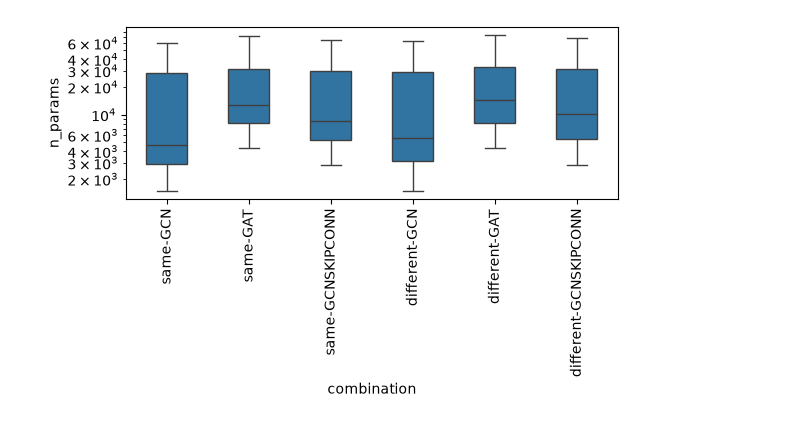
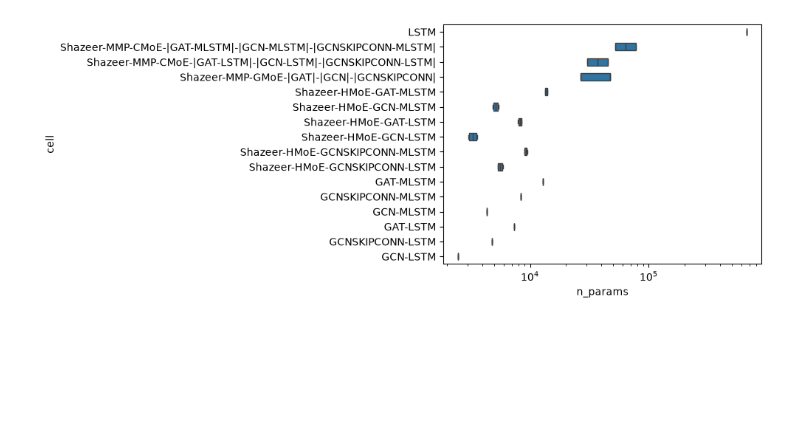
Before and after one commit to ashkihotah/spatio-temporal-forecasting, a Jupyter notebook: notebooks/hpo.ipynb, the cells around one changed output. Drawn from its saved outputs; the diff is of its cells as text; code cells hidden in the pictures; blank space fills up the shorter version.

Commit message:
fix for exps with non scaled datasets + fix 6E GMoE

```diff
--- a/notebooks/hpo.ipynb
+++ b/notebooks/hpo.ipynb
@@ -3,2 +5,3 @@ import pandas as pd
 # %%
-path = "./runs.csv"
+path = "./runs/runs+moes.csv"
+df = pd.read_csv(path)
@@ -68,21 +31,28 @@ Index(['run', 'experiment', 'date', 'duration', 'training_time_seconds',
 import re
 
 
-regex = r"(?P<data_distribution>HSAR-)?(NormFF-)?((?P<attention_type>(?P<proj_type>HN|Shared)-(?P<att_state>only-1st|only-2nd|only-3rd|all)-(?P<att_fold>BN)SATT-(?P<pe>RoPE|NoPE))-)?(?P<cell_type>(?P<has_memory>M)?(?P<gnn_type>(GAT|GCN|GCNSKIPCONN))-LSTM)(?P<postprocessing_type>-(RH|CH|SH))?"
+regex = r"(?P<data_distribution>HSAR)?-?(?P<attention>(?P<projection>HN|BN|Shared)?-?(?P<att_state>only-1st|only-2nd|only-3rd|all)?-?(?P<att_fold>HN|BN)SATT-(?P<pe>NoPE|RoPE|SIN))?-?(?P<cell>(?P<moe_router>Shazeer|Switch)?-?(?P<hmoe>HMoE)?-?(?P<gnn>GCN|GAT|GCNSKIPCONN)?-?(?P<cell_type>M?LSTM|(?P<pooling>MMP)-(CMoE(-\|GCN-M?LSTM\||-\|GAT-M?LSTM\||-\|GCNSKIPCONN-M?LSTM\|)+)?(GMoE(-\|GCN\||-\|GAT\||-\|GCNSKIPCONN\|)+)?))(?P<postprocessing>-(RH|CH|SH))?"
+
+cell_type_regex = r"M?LSTM"
 
 for row in df.iterrows():
     model_name = row[1]["meta.model"].replace("\"", "")
     result = re.match(regex, model_name)
     if result is not None:
-        df.loc[row[0], "attention_type"] = result.group("attention_type")
-        df.loc[row[0], "proj_type"] = result.group("proj_type")
+        df.loc[row[0], "attention"] = result.group("attention")
+        df.loc[row[0], "projection"] = result.group("projection")
         df.loc[row[0], "att_state"] = result.group("att_state")
         df.loc[row[0], "att_fold"] = result.group("att_fold")
         df.loc[row[0], "pe"] = result.group("pe")
+        df.loc[row[0], "moe_router"] = result.group("moe_router")
+        df.loc[row[0], "hmoe"] = result.group("hmoe") is not None
+        df.loc[row[0], "cell"] = result.group("cell")
+        df.loc[row[0], "pooling"] = result.group("pooling")
+
         cell_type = result.group("cell_type")
         df.loc[row[0], "cell_type"] = cell_type
-        df.loc[row[0], "gnn_type"] = result.group("gnn_type")
-        df.loc[row[0], "postprocessing_type"] = result.group("postprocessing_type")
+        df.loc[row[0], "gnn"] = result.group("gnn")
+        df.loc[row[0], "postprocessing"] = result.group("postprocessing")
 
         # check if result has the group "data_distribution"
         if result.group("data_distribution") is not None:
@@ -90,10 +60,11 @@ for row in df.iterrows():
         else:
             df.loc[row[0], "data_distribution"] = "same"
 
-        if any(cell in cell_type for cell in ["GAT-LSTM", "GCN-LSTM", "GCNSKIPCONN-LSTM"]):
-            if result.group("has_memory") is not None:
+        if re.match(cell_type_regex, cell_type) is not None:
+            if cell_type.startswith("M"):
                 df.loc[row[0], "has_memory"] = True
             else:
                 df.loc[row[0], "has_memory"] = False
     else:
-        print(f"Model: {model_name} does not match the regex.")
+        # print index and model name
+        print(f"Could not parse model name: {model_name} at index {row[0]}")
@@ -119,5 +71,5 @@ import matplotlib.pyplot as plt
 # %%
-col = ["data_distribution", "gnn_type"] # ["proj_type", 'dataset.use_time_features', "data_distribution", "postprocessing_type"]
+col = "cell" # ["projection", 'dataset.use_time_features', "data_distribution", "postprocessing"]
 # replace None with "None"
 
 if isinstance(col, list):
@@ -128,5 +80,13 @@ if isinstance(col, list):
 else:
     df[col] = df[col].fillna("None")
 
+df[col] = df[col].astype(str)
+
+mask = df["meta.dataset"].str.contains("pv-italy")
+mask &= df["data_distribution"] == "same"
+mask &= pd.isnull(df["attention"])
+mask &= df["dataset.use_time_features"] == True
+df = df[mask]
+
 df[col].value_counts()
 # %% [output]
@@ -182,16 +169,16 @@ plt.show()
 # %%
-fig = plt.figure(figsize=(6, 4))
+fig = plt.figure(figsize=(10, 4))
 axis = plt.gca()
-axis.tick_params(axis='x', rotation=90)
+# axis.tick_params(axis='x', rotation=90)
 sns.boxplot(
     data=df,
-    x=col,
-    y='n_params',
+    x='n_params',
+    y=col,
     # use log scale for y axis
     width=0.5,
     log_scale=True
 )
 plt.tight_layout()
 plt.show()
 # %% [output]
-[figure, old version]
+[figure, new version]
```
Also changed, not shown: parts of 11 cells of this notebook, 3 other files.
